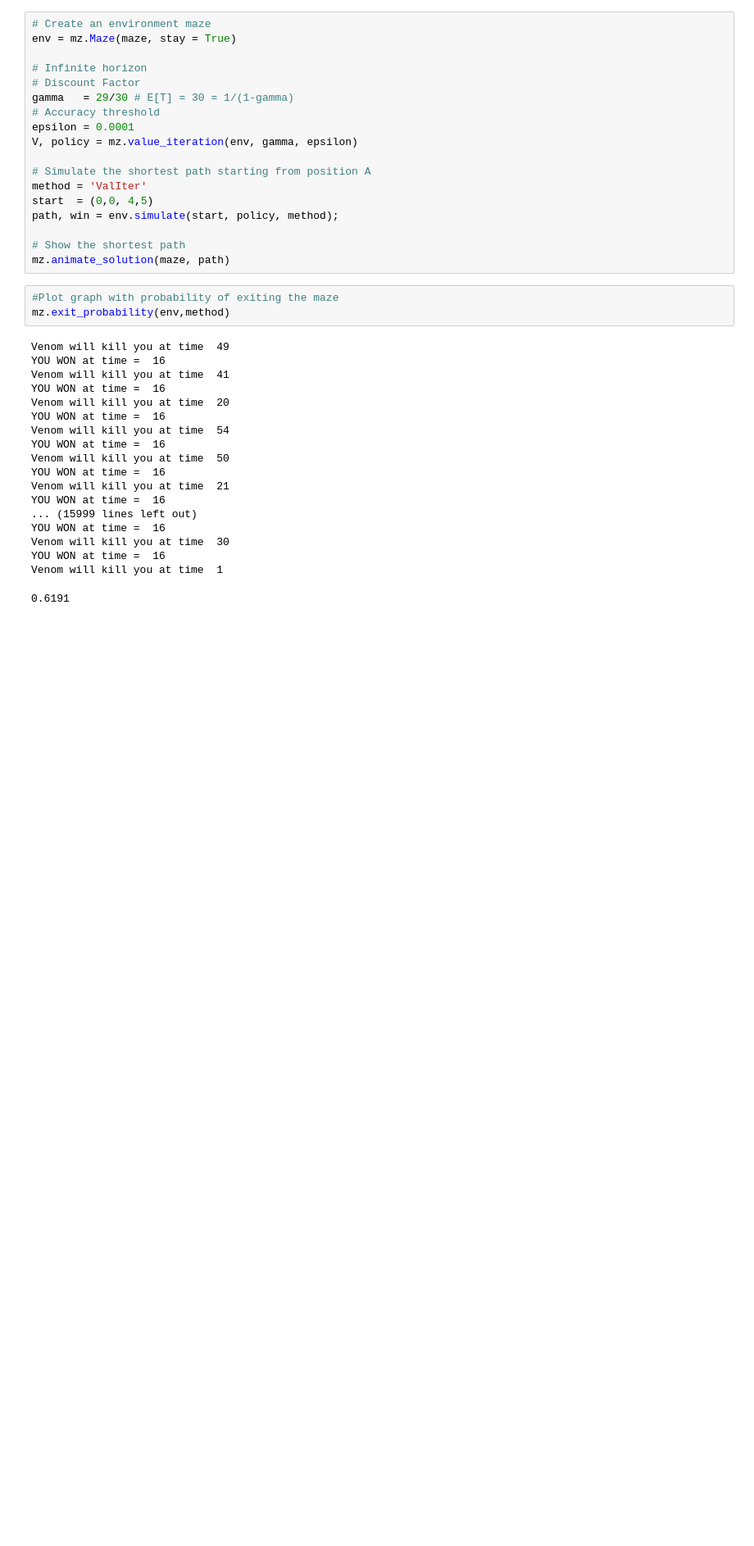
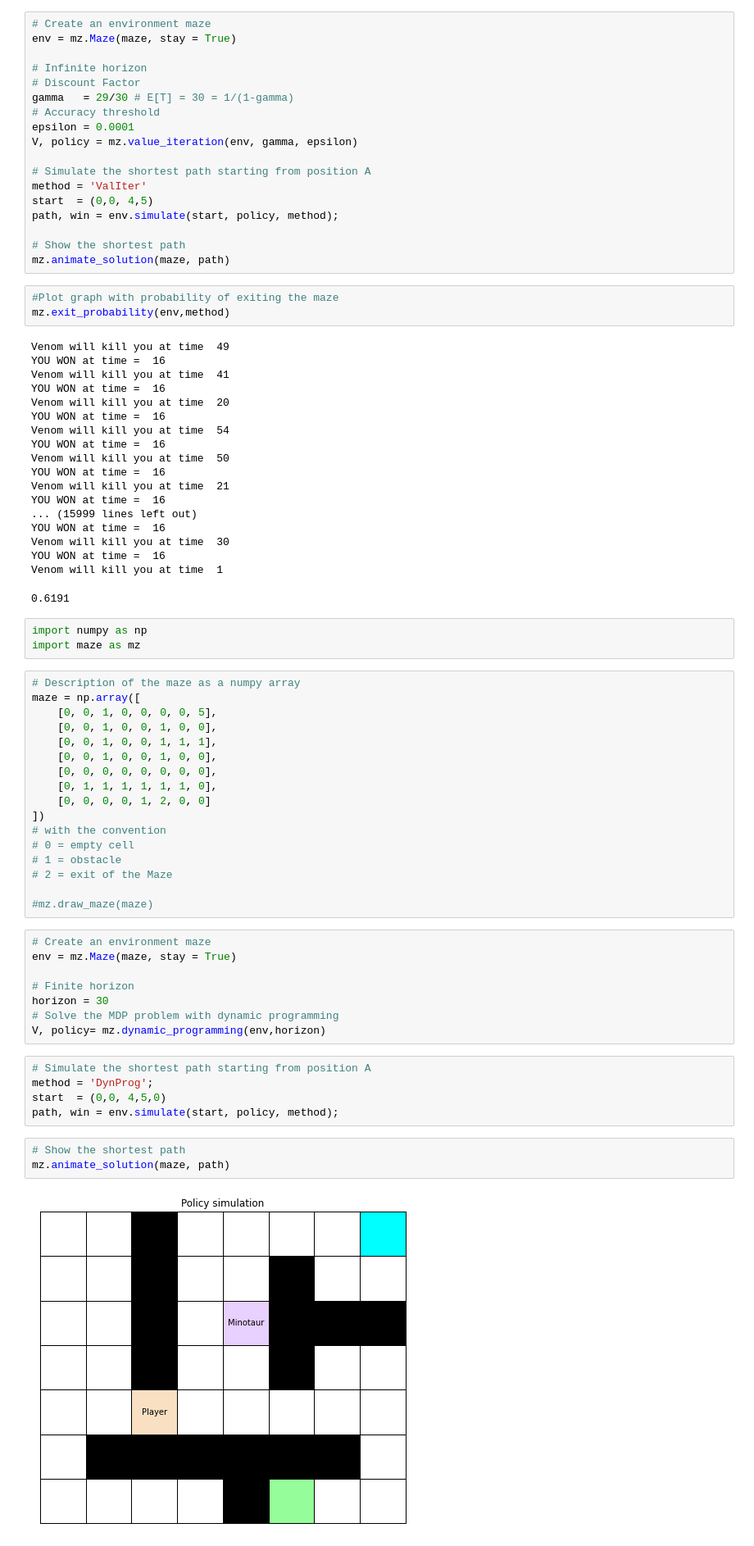
Before and after one commit to ClaraEscorihuela/ReinforcementLearning_el2805_labs, a Jupyter notebook: Lab1/Lab1.ipynb, the cells around one changed output. Shown at 82% size. Saved outputs shown, nothing was run; the diff lists cells and outputs as text; blank space fills up the shorter version.

```diff
--- a/Lab1/Lab1.ipynb
+++ b/Lab1/Lab1.ipynb
@@ -212,3 +212,41 @@ Venom will kill you at time  30
 YOU WON at time =  16
 Venom will kill you at time  1
 0.6191
+# %%
+import numpy as np
+import maze as mz
+# %%
+# Description of the maze as a numpy array
+maze = np.array([
+    [0, 0, 1, 0, 0, 0, 0, 5],
+    [0, 0, 1, 0, 0, 1, 0, 0],
+    [0, 0, 1, 0, 0, 1, 1, 1],
+    [0, 0, 1, 0, 0, 1, 0, 0],
+    [0, 0, 0, 0, 0, 0, 0, 0],
+    [0, 1, 1, 1, 1, 1, 1, 0],
+    [0, 0, 0, 0, 1, 2, 0, 0]
+])
+# with the convention
+# 0 = empty cell
+# 1 = obstacle
+# 2 = exit of the Maze
+
+#mz.draw_maze(maze)
+# %%
+# Create an environment maze
+env = mz.Maze(maze, stay = True)
+
+# Finite horizon
+horizon = 30
+# Solve the MDP problem with dynamic programming
+V, policy= mz.dynamic_programming(env,horizon)
+# %%
+# Simulate the shortest path starting from position A
+method = 'DynProg';
+start  = (0,0, 4,5,0)
+path, win = env.simulate(start, policy, method);
+# %%
+# Show the shortest path
+mz.animate_solution(maze, path)
+# %% [output]
+[figure, added]
```
Also changed, not shown: parts of 1 cell of this notebook, 2 other files.
